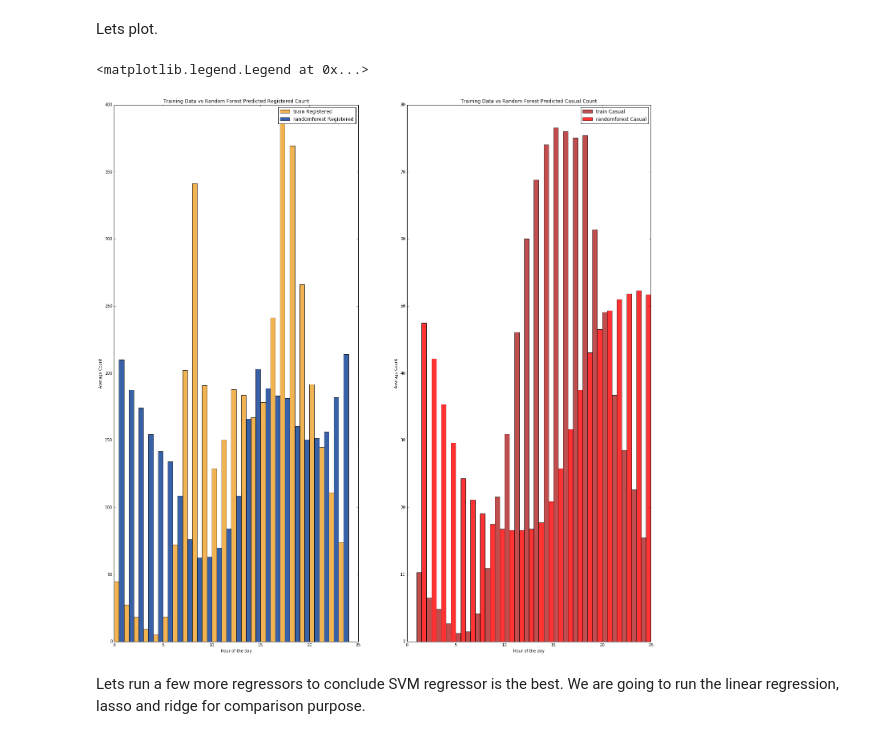
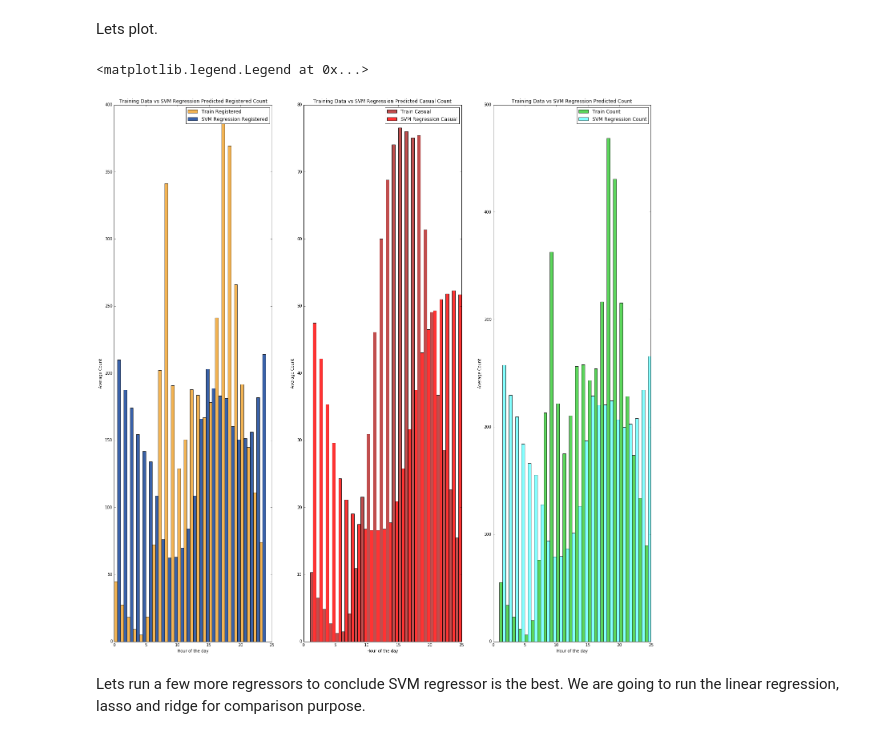
Before and after one commit to MadisonJMyers/W207, a Jupyter notebook: w207_project.ipynb, the cells around one changed output. Drawn from its saved outputs; the diff is of its cells as text; code cells hidden in the pictures.

Commit message:
Add files via upload
Fixed Charts for legends and colors

```diff
--- a/w207_project.ipynb
+++ b/w207_project.ipynb
@@ -1459,43 +1477,61 @@ def width_adjust(x):
 # Split the charts into two.
 #One for registered and another for casual so that we can see how our prediction follows the training set.
 
-fig1 = plt.subplot(121)
-fig1.set_title('Training Data vs Random Forest Predicted Registered Count')
+fig1 = plt.subplot(131)
+fig1.set_title('Training Data vs SVM Regression Predicted Registered Count')
 fig1.set_xlabel('Hour of the day')
 fig1.set_ylabel('Average Count')
 
 bars_train_reg = fig1.bar(set(hour), summarize(conv_train_data[:,-2]), bar_width,
                  alpha=opacity,
                  color='#efa028',
-                 label='train Registered')
+                 label='Train Registered')
 
 bars_rf_reg = fig1.bar(width_adjust(1*bar_width), summarize(results_registered), bar_width,
                  alpha=opacity,
                  color='#073a93',
-                 label='randomforest Registered')
+                 label='SVM Regression Registered')
 
 
 fig1.legend()
 
-fig2 = plt.subplot(122)
-fig2.set_title('Training Data vs Random Forest Predicted Casual Count')
+fig2 = plt.subplot(132)
+fig2.set_title('Training Data vs SVM Regression Predicted Casual Count')
 fig2.set_xlabel('Hour of the day')
 fig2.set_ylabel('Average Count')
 
 bars_train_cas = fig2.bar(width_adjust(2*bar_width), summarize(conv_train_data[:,-3]), bar_width,
                  alpha=opacity,
                  color='#B22222',
-                 label='train Casual')
+                 label='Train Casual')
 
 bars_rf_cas = fig2.bar(width_adjust(3*bar_width), summarize(results_casual), bar_width,
                  alpha=opacity,
                  color='#FF0000',
-                 label='randomforest Casual')
+                 label='SVM Regression Casual')
 
 fig2.legend()
+
+
+fig3 = plt.subplot(133)
+fig3.set_title('Training Data vs SVM Regression Predicted Count')
+fig3.set_xlabel('Hour of the day')
+fig3.set_ylabel('Average Count')
+
+bars_train_cas = fig3.bar(width_adjust(2*bar_width), summarize(conv_train_data[:,-1]), bar_width,
+                 alpha=opacity,
+                 color='#33cc33',
+                 label='Train Count')
+
+bars_rf_cas = fig3.bar(width_adjust(3*bar_width), summarize(results), bar_width,
+                 alpha=opacity,
+                 color='#66ffff',
+                 label='SVM Regression Count')
+
+fig3.legend()
 # %% [output]
 <matplotlib.legend.Legend at 0x...>
-[figure, old version]
+[figure, new version]
 # %% [markdown]
 Lets run a few more regressors to conclude SVM regressor is the best.
 We are going to run the linear regression, lasso and ridge for comparison purpose.
```
Also changed, not shown: parts of 1 cell of this notebook.
